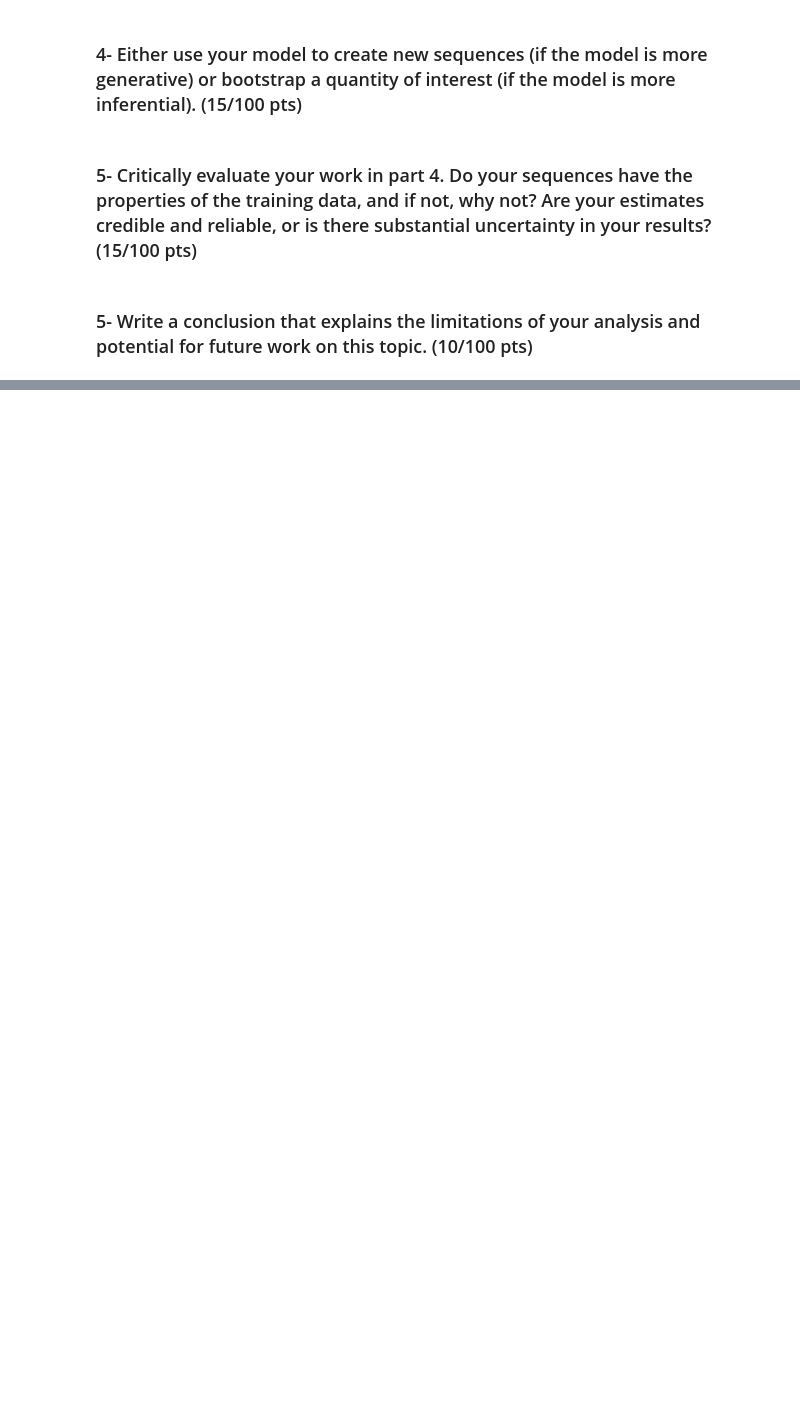
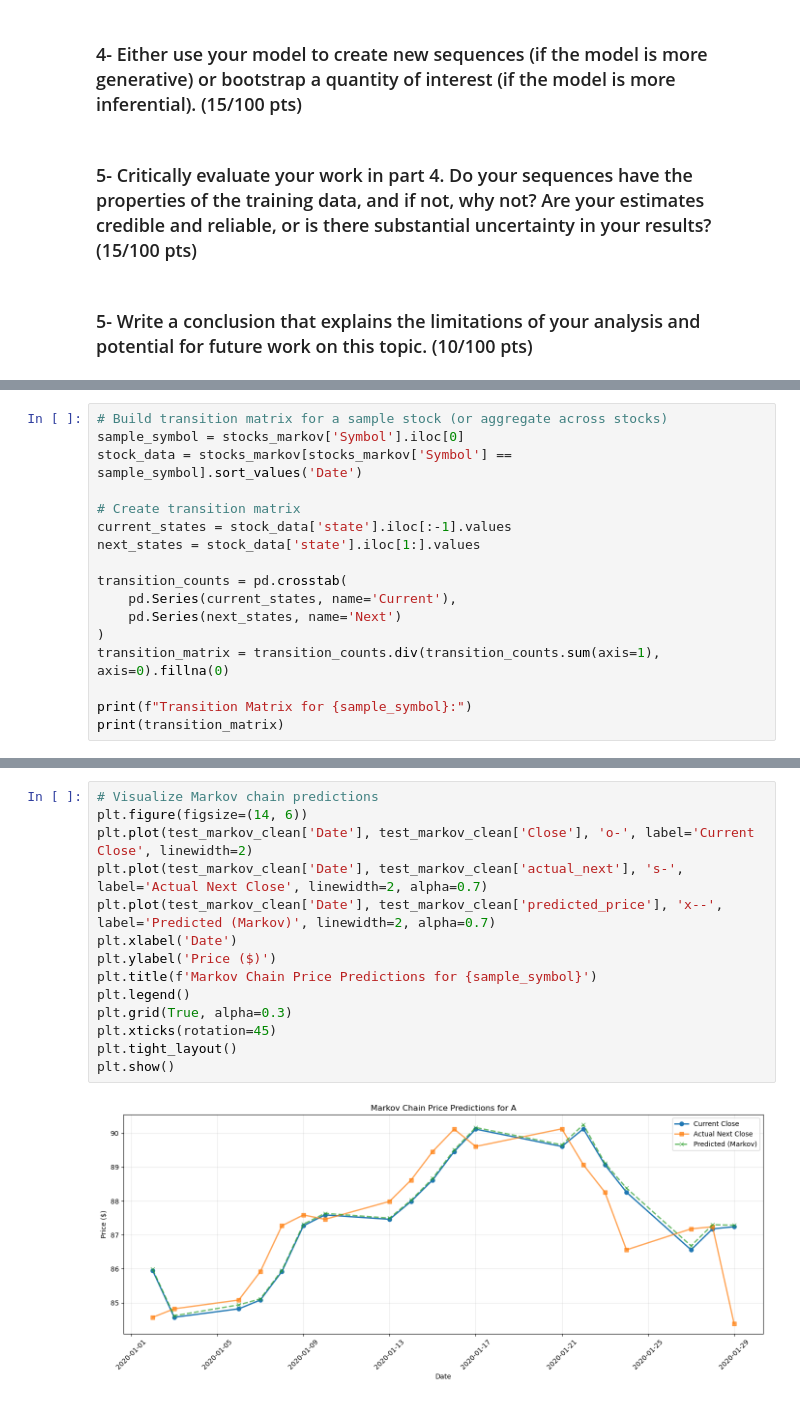
Before and after one commit to jmhowe03-jmh/understanding_uncertainty_project1, a Jupyter notebook: jillian.ipynb, the cells around one changed output, grey strips where cells are left out. Cells and saved outputs as stored; diff of their text form; blank space fills up the shorter version.

```diff
--- a/jillian.ipynb
+++ b/jillian.ipynb
@@ -311,0 +648,17 @@ print(simulated_states)
+# %%
+# Build transition matrix for a sample stock (or aggregate across stocks)
+sample_symbol = stocks_markov['Symbol'].iloc[0]
+stock_data = stocks_markov[stocks_markov['Symbol'] == sample_symbol].sort_values('Date')
+
+# Create transition matrix
+current_states = stock_data['state'].iloc[:-1].values
+next_states = stock_data['state'].iloc[1:].values
+
+transition_counts = pd.crosstab(
+    pd.Series(current_states, name='Current'),
+    pd.Series(next_states, name='Next')
+)
+transition_matrix = transition_counts.div(transition_counts.sum(axis=1), axis=0).fillna(0)
+
+print(f"Transition Matrix for {sample_symbol}:")
+print(transition_matrix)
@@ -311,0 +724,16 @@ print(simulated_states)
+# %%
+# Visualize Markov chain predictions
+plt.figure(figsize=(14, 6))
+plt.plot(test_markov_clean['Date'], test_markov_clean['Close'], 'o-', label='Current Close', linewidth=2)
+plt.plot(test_markov_clean['Date'], test_markov_clean['actual_next'], 's-', label='Actual Next Close', linewidth=2, alpha=0.7)
+plt.plot(test_markov_clean['Date'], test_markov_clean['predicted_price'], 'x--', label='Predicted (Markov)', linewidth=2, alpha=0.7)
+plt.xlabel('Date')
+plt.ylabel('Price ($)')
+plt.title(f'Markov Chain Price Predictions for {sample_symbol}')
+plt.legend()
+plt.grid(True, alpha=0.3)
+plt.xticks(rotation=45)
+plt.tight_layout()
+plt.show()
+# %% [output]
+[figure, added]
```
Also changed, not shown: parts of 27 cells of this notebook.
